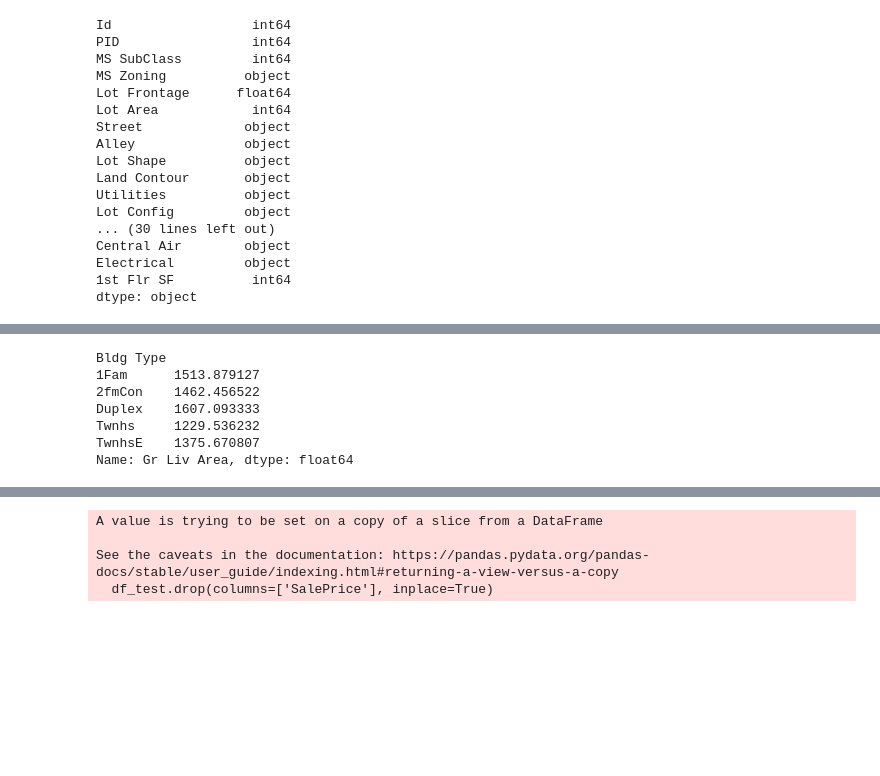
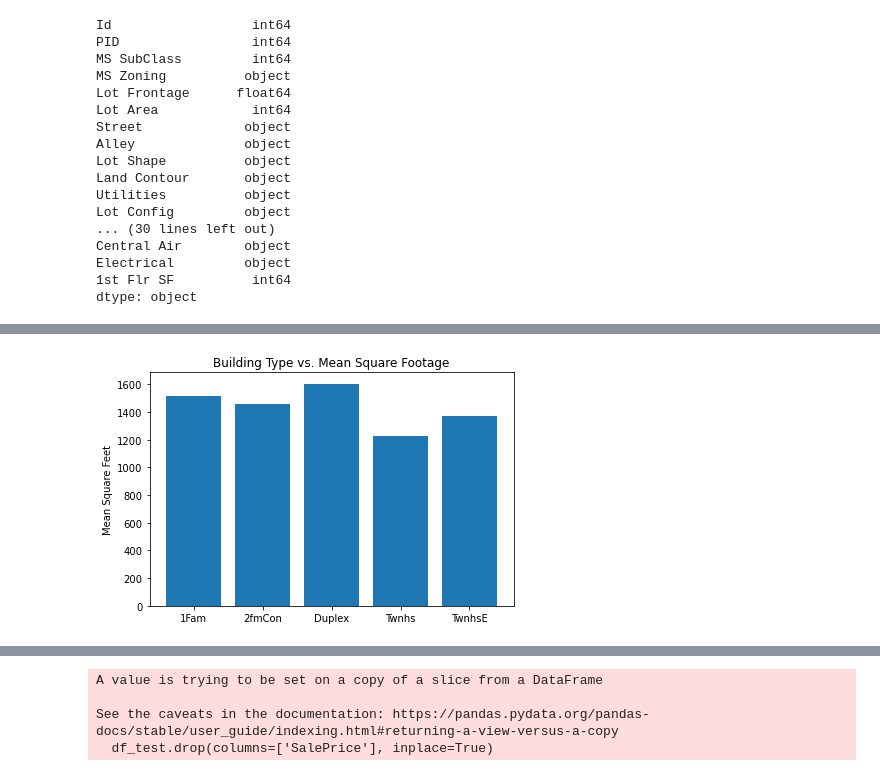
Before and after one commit to romant56/Ames-housing-model, a Jupyter notebook: code/01_EDA_and_Cleaning.ipynb, the cells around one changed output, grey strips where cells are left out. Drawn from its saved outputs; the diff is of its cells as text; code cells hidden in the pictures; blank space fills up the shorter version.

```diff
--- a/code/01_EDA_and_Cleaning.ipynb
+++ b/code/01_EDA_and_Cleaning.ipynb
@@ -111,10 +125,8 @@ sns.heatmap(df.corr()[['SalePrice']].sort_values(by='SalePrice', ascending=False
 # %%
-df.groupby(['Bldg Type']).mean()['Gr Liv Area']
+plt.title('Building Type vs. Mean Square Footage')
+plt.bar(df.groupby(['Bldg Type']).groups.keys(), df.groupby(['Bldg Type']).mean()['Gr Liv Area'])
+plt.ylabel('Mean Square Feet')
+plt.tight_layout()
+plt.savefig('../images/type_v_sq_ft.png');
 # %% [output]
-Bldg Type
-1Fam      1513.879127
-2fmCon    1462.456522
-Duplex    1607.093333
-Twnhs     1229.536232
-TwnhsE    1375.670807
-Name: Gr Liv Area, dtype: float64
+[figure, added]
```
Also changed, not shown: parts of 13 cells of this notebook, 13 other files.
